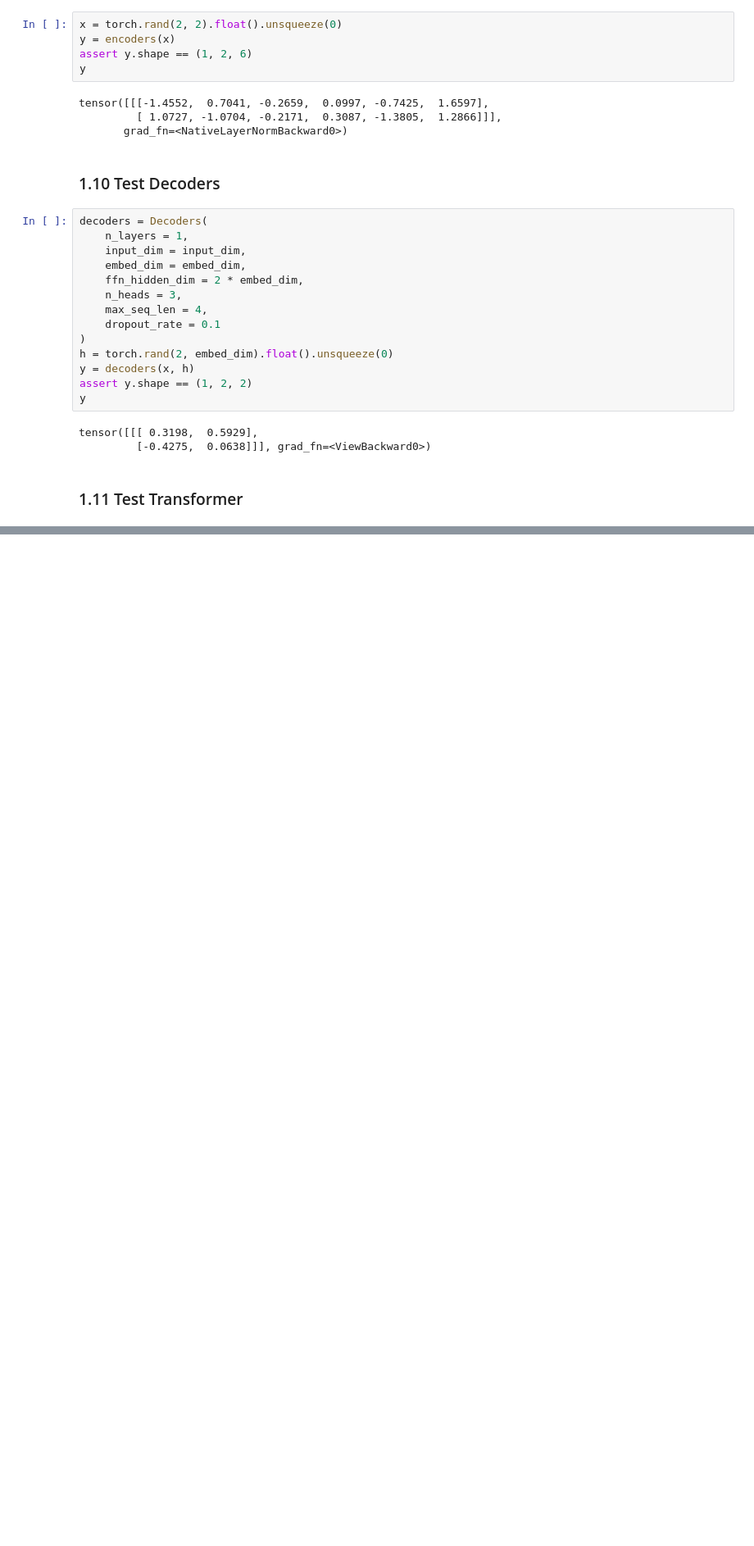
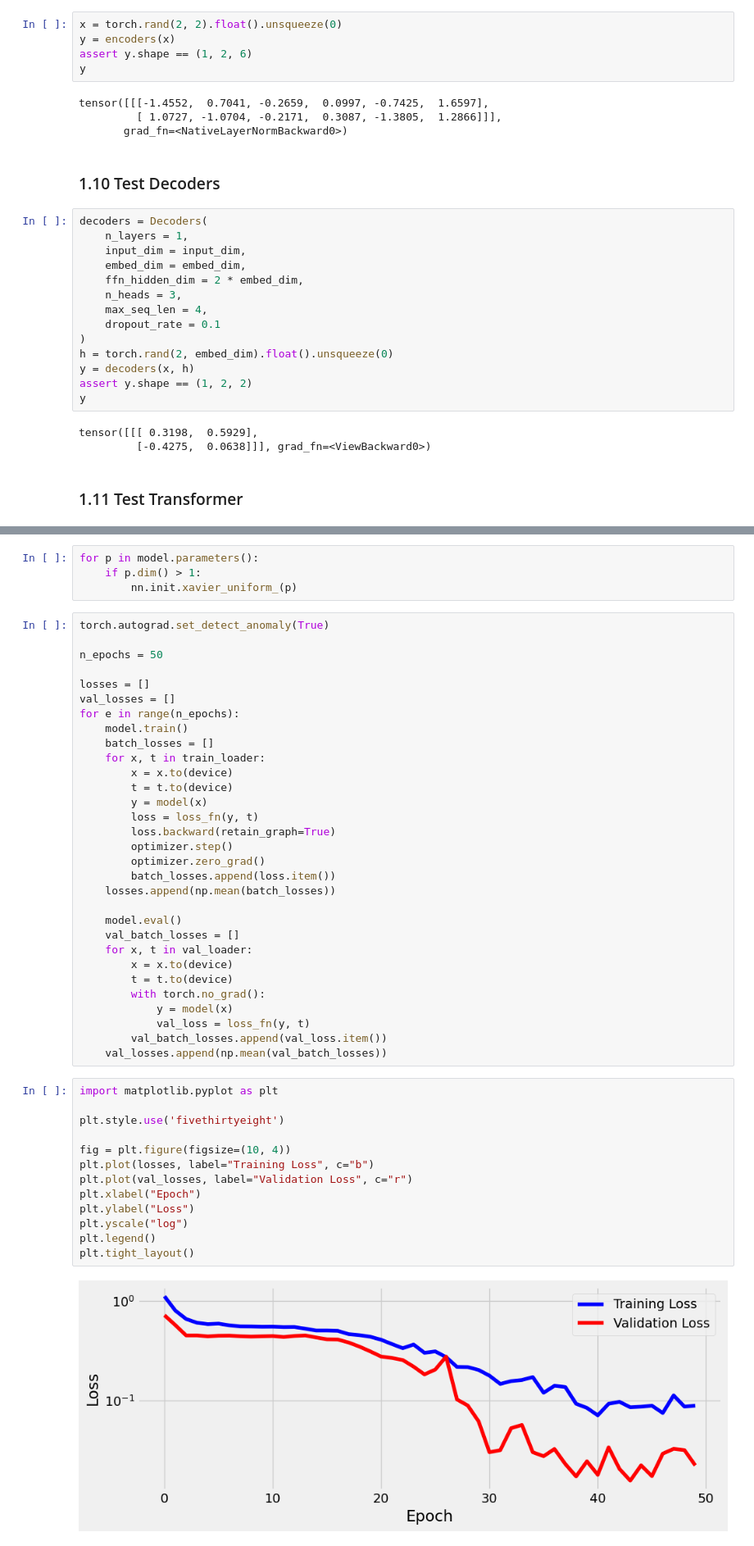
Before and after one commit to 0xf499d5/pytorch_step_by_step, a Jupyter notebook: abstracts/transformer.ipynb, the cells around one changed output, grey strips where cells are left out. Shown at 82% size. Drawn from its saved outputs; the diff is of its cells as text; blank space fills up the shorter version.

```diff
--- a/abstracts/transformer.ipynb
+++ b/abstracts/transformer.ipynb
@@ -196,0 +631,50 @@ tensor([[[ 0.3497,  0.3230],
+# %%
+for p in model.parameters():
+    if p.dim() > 1:
+        nn.init.xavier_uniform_(p)
+# %%
+torch.autograd.set_detect_anomaly(True)
+
+n_epochs = 50
+
+losses = []
+val_losses = []
+for e in range(n_epochs):
+    model.train()
+    batch_losses = []
+    for x, t in train_loader:
+        x = x.to(device)
+        t = t.to(device)
+        y = model(x)
+        loss = loss_fn(y, t)
+        loss.backward(retain_graph=True)
+        optimizer.step()
+        optimizer.zero_grad()
+        batch_losses.append(loss.item())
+    losses.append(np.mean(batch_losses))
+
+    model.eval()
+    val_batch_losses = []
+    for x, t in val_loader:
+        x = x.to(device)
+        t = t.to(device)
+        with torch.no_grad():
+            y = model(x)
+            val_loss = loss_fn(y, t)
+        val_batch_losses.append(val_loss.item())
+    val_losses.append(np.mean(val_batch_losses))
+# %%
+import matplotlib.pyplot as plt
+
+plt.style.use('fivethirtyeight')
+
+fig = plt.figure(figsize=(10, 4))
+plt.plot(losses, label="Training Loss", c="b")
+plt.plot(val_losses, label="Validation Loss", c="r")
+plt.xlabel("Epoch")
+plt.ylabel("Loss")
+plt.yscale("log")
+plt.legend()
+plt.tight_layout()
+# %% [output]
+[figure, added]
```
Also changed, not shown: parts of 35 cells of this notebook, 1 other file.
